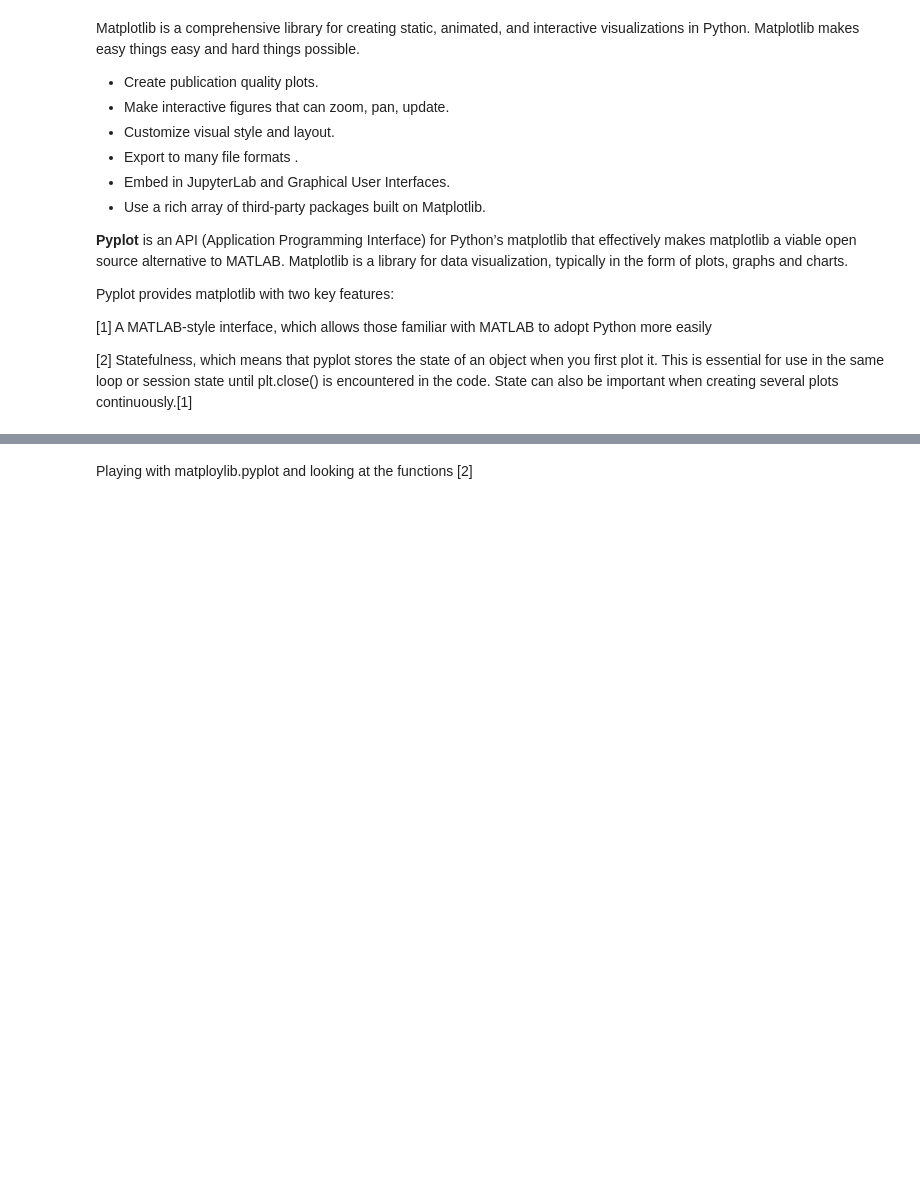
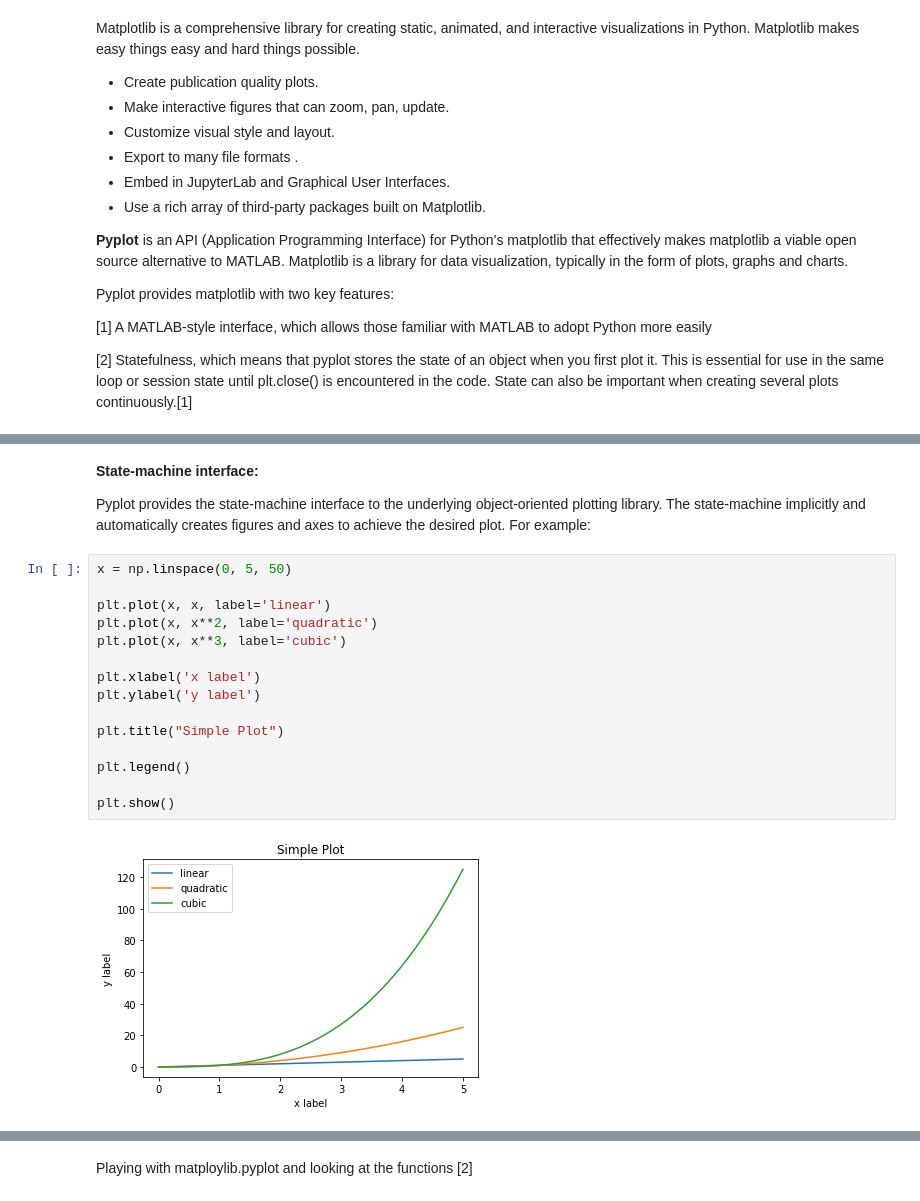
Before and after one commit to katel85/FundamentalsDA, a Jupyter notebook: pyplot.ipynb, the cells around one changed output, grey strips where cells are left out. Drawn from its saved outputs; the diff is of its cells as text; blank space fills up the shorter version.

```diff
--- a/pyplot.ipynb
+++ b/pyplot.ipynb
@@ -23,0 +57,21 @@ import pandas as pd
+# %% [markdown]
+**State-machine interface:**
+
+Pyplot provides the state-machine interface to the underlying object-oriented plotting library. The state-machine implicitly and automatically creates figures and axes to achieve the desired plot. For example:
+# %%
+x = np.linspace(0, 5, 50)
+
+plt.plot(x, x, label='linear')
+plt.plot(x, x**2, label='quadratic')
+plt.plot(x, x**3, label='cubic')
+
+plt.xlabel('x label')
+plt.ylabel('y label')
+
+plt.title("Simple Plot")
+
+plt.legend()
+
+plt.show()
+# %% [output]
+[figure, added]
```
Also changed, not shown: parts of 16 cells of this notebook.
